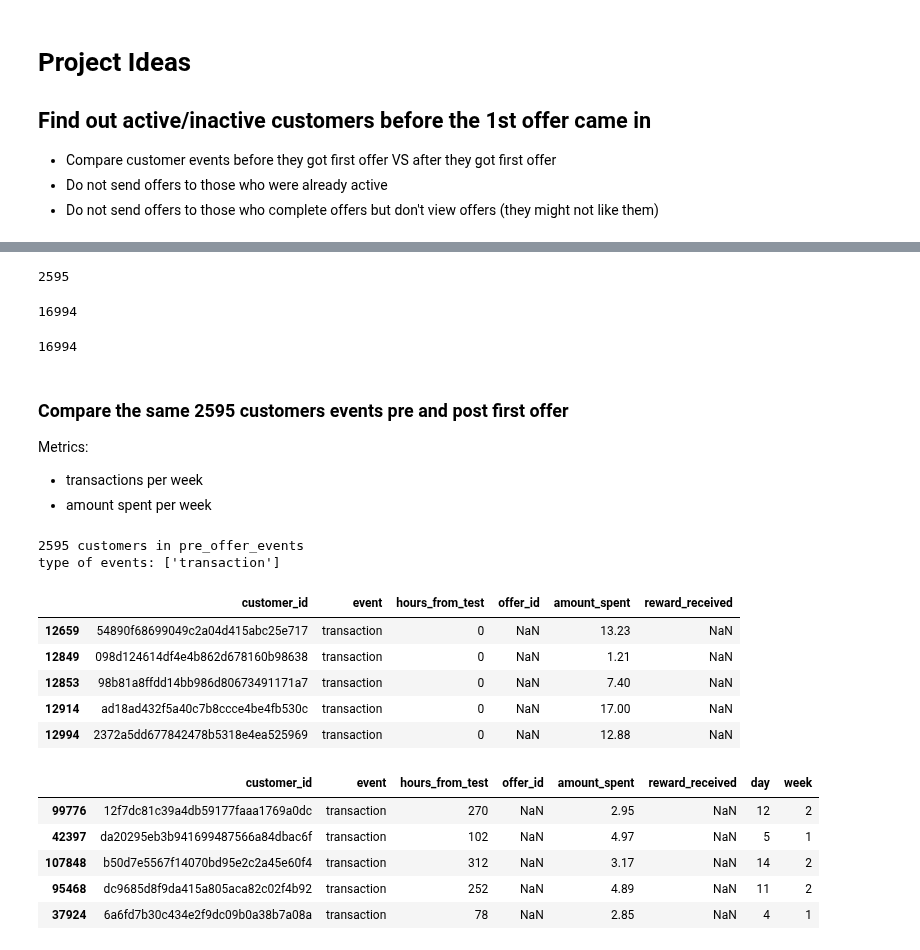
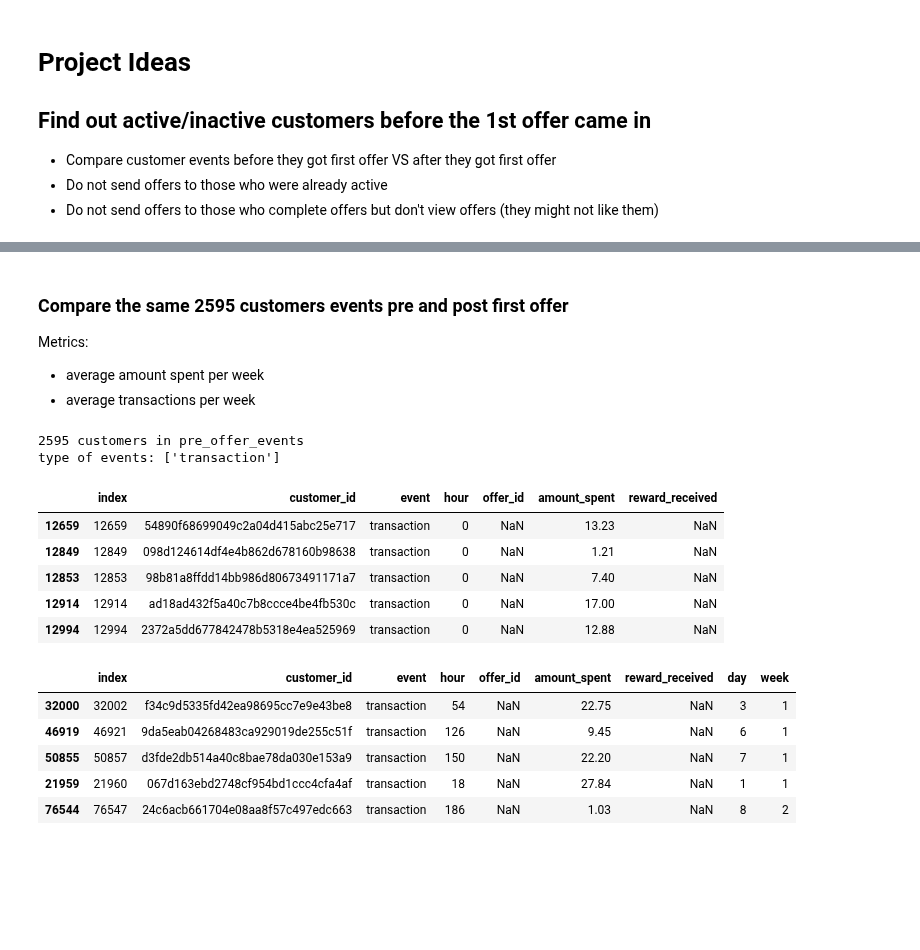
Before and after one commit to kevingao1136/Udacity_DataScience_Nanodegree, a Jupyter notebook: Starbucks_Capstone_Challenge/idea2.ipynb, the cells around one changed output, grey strips where cells are left out. Saved outputs shown, nothing was run; the diff lists cells and outputs as text; code cells hidden in the pictures; blank space fills up the shorter version.

```diff
--- a/Starbucks_Capstone_Challenge/idea2.ipynb
+++ b/Starbucks_Capstone_Challenge/idea2.ipynb
@@ -67,4 +40,17 @@ time_of_waves = [0,168,336,408,504,576]
 # %%
+def get_wave_ids(hour):
+    '''
+    input:
+        hours - hours after start of the test to receive the first offer (0,168,336,408,504,576)
+    output:
+        ids - list of customer ids who got their first offers on this time
+
+    '''
+    ids = list(waves[waves.first_offer_hour == hour].customer_id)
+    return ids
+
+time_of_waves = [0,168,336,408,504,576]
+
 def create_pre_post_offer_events():
 
     '''
@@ -96,20 +82,8 @@ def create_pre_post_offer_events():
     # check the quality of data wrangling
     assert list(pre_offer_events.event.unique()) == ['transaction']
     assert list(post_offer_events.event.unique()) == ['offer received', 'offer viewed', 'transaction', 'offer completed']
-    #assert len(pre_offer_events) + len(post_offer_events) == len(events), [len(pre_offer_events) + len(post_offer_events), len(events)]
+    assert len(pre_offer_events) + len(post_offer_events) == len(events), [len(pre_offer_events) + len(post_offer_events), len(events)]
 
     return pre_offer_events, post_offer_events
 # %%
 pre_offer_events, post_offer_events = create_pre_post_offer_events()
-# %%
-pre_offer_events.customer_id.nunique()
-# %% [output]
-2595
-# %%
-post_offer_events.customer_id.nunique()
-# %% [output]
-16994
-# %%
-events.customer_id.nunique()
-# %% [output]
-16994
@@ -123,8 +90,8 @@ events.customer_id.nunique()
 # %% [markdown]
 ### Compare the same 2595 customers events pre and post first offer
 Metrics:
-- transactions per week
-- amount spent per week
+- average amount spent per week
+- average transactions per week
 # %%
 print(f'{pre_offer_events.customer_id.nunique()} customers in pre_offer_events')
 print(f'type of events: {pre_offer_events.event.unique()}')
@@ -132,22 +99,22 @@ pre_offer_events.head()
 # %% [output]
 2595 customers in pre_offer_events
 type of events: ['transaction']
-|  | customer_id | event | hours_from_test | offer_id | amount_spent | reward_received |
-| 12659 | 54890f68699049c2a04d415abc25e717 | transaction | 0 | NaN | 13.23 | NaN |
-| 12849 | 098d124614df4e4b862d678160b98638 | transaction | 0 | NaN | 1.21 | NaN |
-| 12853 | 98b81a8ffdd14bb986d80673491171a7 | transaction | 0 | NaN | 7.40 | NaN |
-| 12914 | ad18ad432f5a40c7b8ccce4be4fb530c | transaction | 0 | NaN | 17.00 | NaN |
-| 12994 | 2372a5dd677842478b5318e4ea525969 | transaction | 0 | NaN | 12.88 | NaN |
+|  | index | customer_id | event | hour | offer_id | amount_spent | reward_received |
+| 12659 | 12659 | 54890f68699049c2a04d415abc25e717 | transaction | 0 | NaN | 13.23 | NaN |
+| 12849 | 12849 | 098d124614df4e4b862d678160b98638 | transaction | 0 | NaN | 1.21 | NaN |
+| 12853 | 12853 | 98b81a8ffdd14bb986d80673491171a7 | transaction | 0 | NaN | 7.40 | NaN |
+| 12914 | 12914 | ad18ad432f5a40c7b8ccce4be4fb530c | transaction | 0 | NaN | 17.00 | NaN |
+| 12994 | 12994 | 2372a5dd677842478b5318e4ea525969 | transaction | 0 | NaN | 12.88 | NaN |
 # %%
-pre_offer_events['day'] = (pre_offer_events.hours_from_test/24 + 1).astype(int)
-pre_offer_events['week'] = (pre_offer_events.hours_from_test/24/7 + 1).astype(int)
+pre_offer_events['day'] = (pre_offer_events.hour/24 + 1).astype(int)
+pre_offer_events['week'] = (pre_offer_events.hour/24/7 + 1).astype(int)
 pre_offer_events.sample(5)
 # %% [output]
-|  | customer_id | event | hours_from_test | offer_id | amount_spent | reward_received | day | week |
-| 99776 | 12f7dc81c39a4db59177faaa1769a0dc | transaction | 270 | NaN | 2.95 | NaN | 12 | 2 |
-| 42397 | da20295eb3b941699487566a84dbac6f | transaction | 102 | NaN | 4.97 | NaN | 5 | 1 |
-| 107848 | b50d7e5567f14070bd95e2c2a45e60f4 | transaction | 312 | NaN | 3.17 | NaN | 14 | 2 |
-| 95468 | dc9685d8f9da415a805aca82c02f4b92 | transaction | 252 | NaN | 4.89 | NaN | 11 | 2 |
-| 37924 | 6a6fd7b30c434e2f9dc09b0a38b7a08a | transaction | 78 | NaN | 2.85 | NaN | 4 | 1 |
+|  | index | customer_id | event | hour | offer_id | amount_spent | reward_received | day | week |
+| 32000 | 32002 | f34c9d5335fd42ea98695cc7e9e43be8 | transaction | 54 | NaN | 22.75 | NaN | 3 | 1 |
+| 46919 | 46921 | 9da5eab04268483ca929019de255c51f | transaction | 126 | NaN | 9.45 | NaN | 6 | 1 |
+| 50855 | 50857 | d3fde2db514a40c8bae78da030e153a9 | transaction | 150 | NaN | 22.20 | NaN | 7 | 1 |
+| 21959 | 21960 | 067d163ebd2748cf954bd1ccc4cfa4af | transaction | 18 | NaN | 27.84 | NaN | 1 | 1 |
+| 76544 | 76547 | 24c6acb661704e08aa8f57c497edc663 | transaction | 186 | NaN | 1.03 | NaN | 8 | 2 |
 # %%
 same_group_post_events = post_offer_events[post_offer_events.customer_id.isin(pre_offer_events.customer_id)]
```
Also changed, not shown: parts of 14 cells of this notebook, 3 other files.
